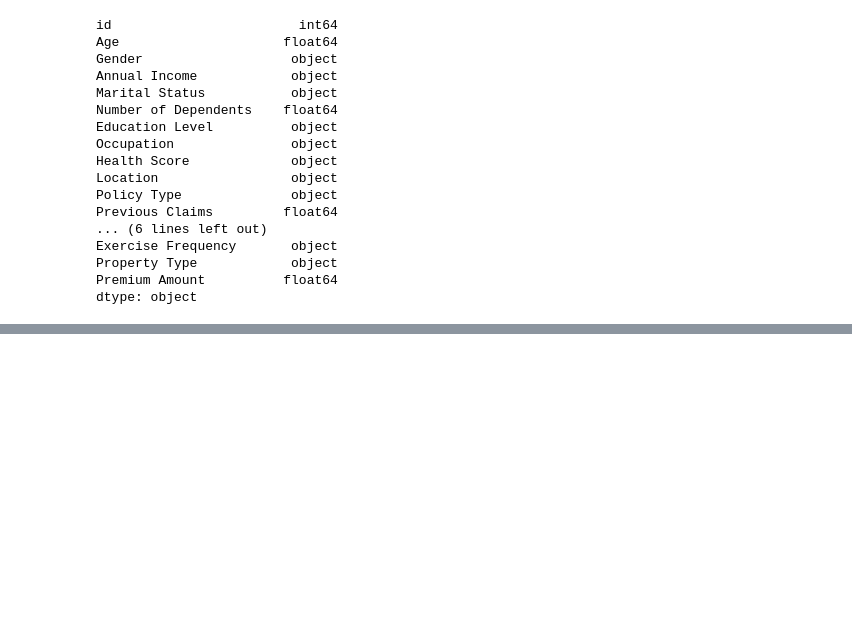
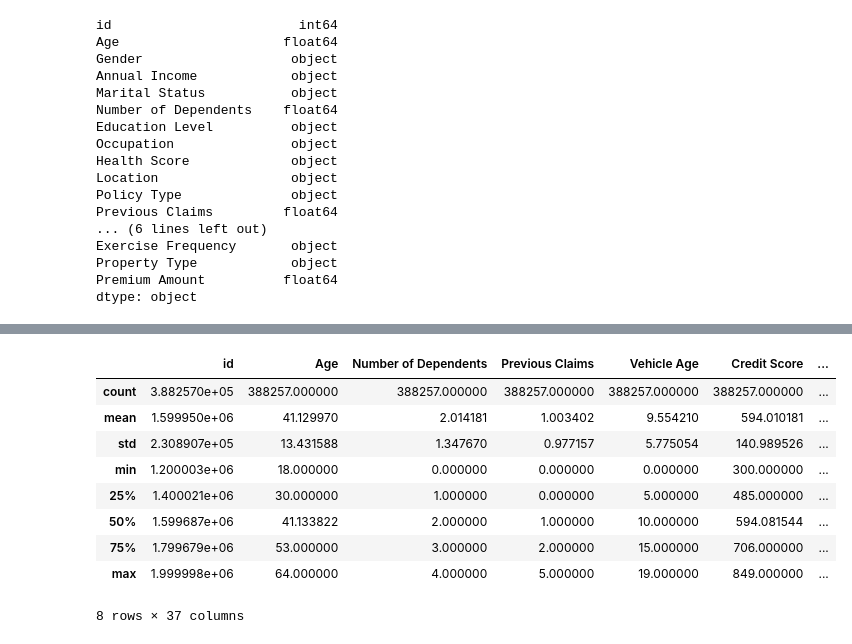
Before and after one commit to anmolmunnolli/insurance, a Jupyter notebook: version1.ipynb, the cells around one changed output, grey strips where cells are left out. Cells and saved outputs as stored; diff of their text form; code cells hidden in the pictures; blank space fills up the shorter version.

```diff
--- a/version1.ipynb
+++ b/version1.ipynb
@@ -938,0 +994,15 @@ dtype: object
+# %%
+test_df_cleaned = test_df_cleaned.dropna()
+# %%
+test_df_cleaned.describe()
+# %% [output]
+|  | id | Age | Number of Dependents | Previous Claims | Vehicle Age | Credit Score | ... |
+| count | 3.882570e+05 | 388257.000000 | 388257.000000 | 388257.000000 | 388257.000000 | 388257.000000 | ... |
+| mean | 1.599950e+06 | 41.129970 | 2.014181 | 1.003402 | 9.554210 | 594.010181 | ... |
+| std | 2.308907e+05 | 13.431588 | 1.347670 | 0.977157 | 5.775054 | 140.989526 | ... |
+| min | 1.200003e+06 | 18.000000 | 0.000000 | 0.000000 | 0.000000 | 300.000000 | ... |
+| 25% | 1.400021e+06 | 30.000000 | 1.000000 | 0.000000 | 5.000000 | 485.000000 | ... |
+| 50% | 1.599687e+06 | 41.133822 | 2.000000 | 1.000000 | 10.000000 | 594.081544 | ... |
+| 75% | 1.799679e+06 | 53.000000 | 3.000000 | 2.000000 | 15.000000 | 706.000000 | ... |
+| max | 1.999998e+06 | 64.000000 | 4.000000 | 5.000000 | 19.000000 | 849.000000 | ... |
+8 rows × 37 columns
```
Also changed, not shown: parts of 36 cells of this notebook.
